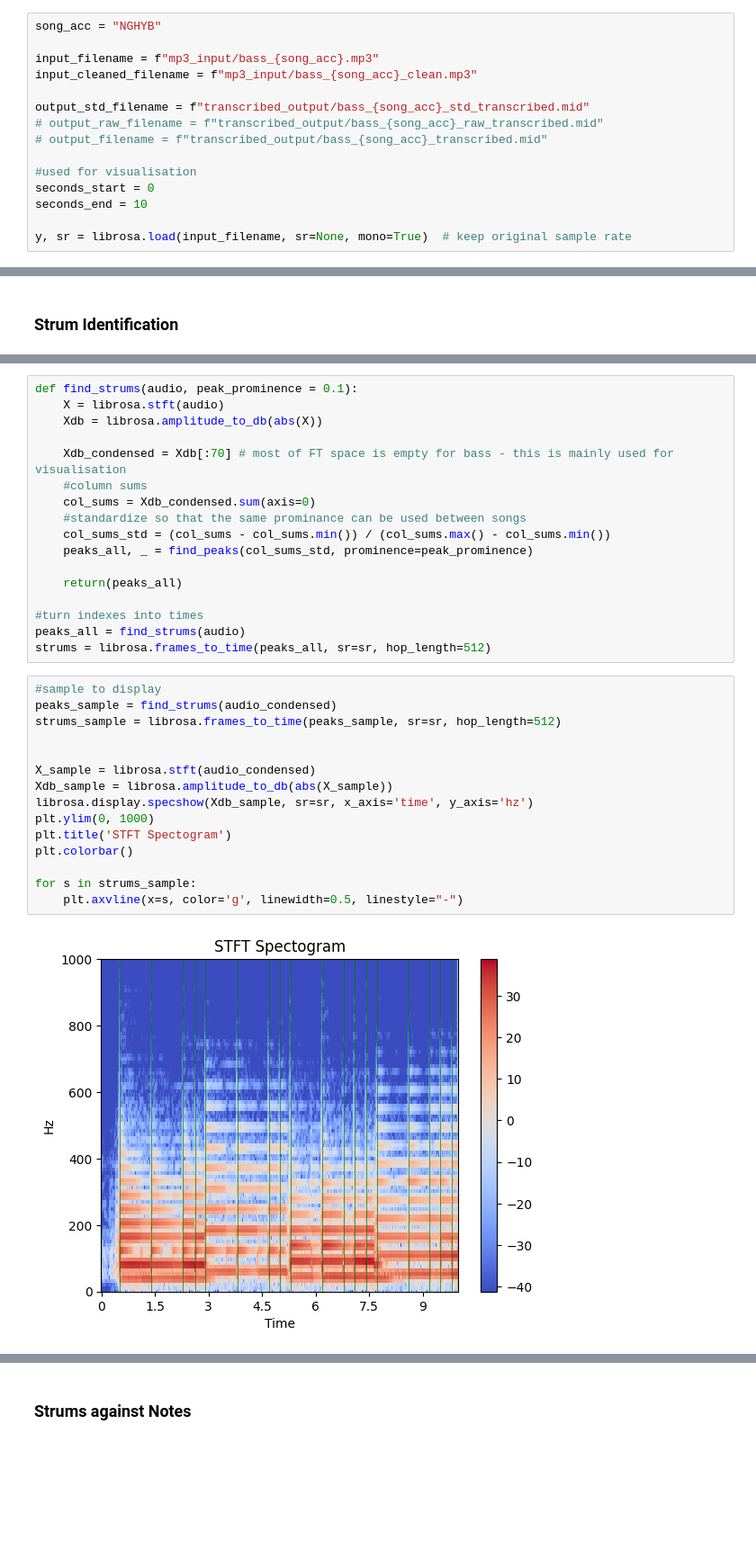
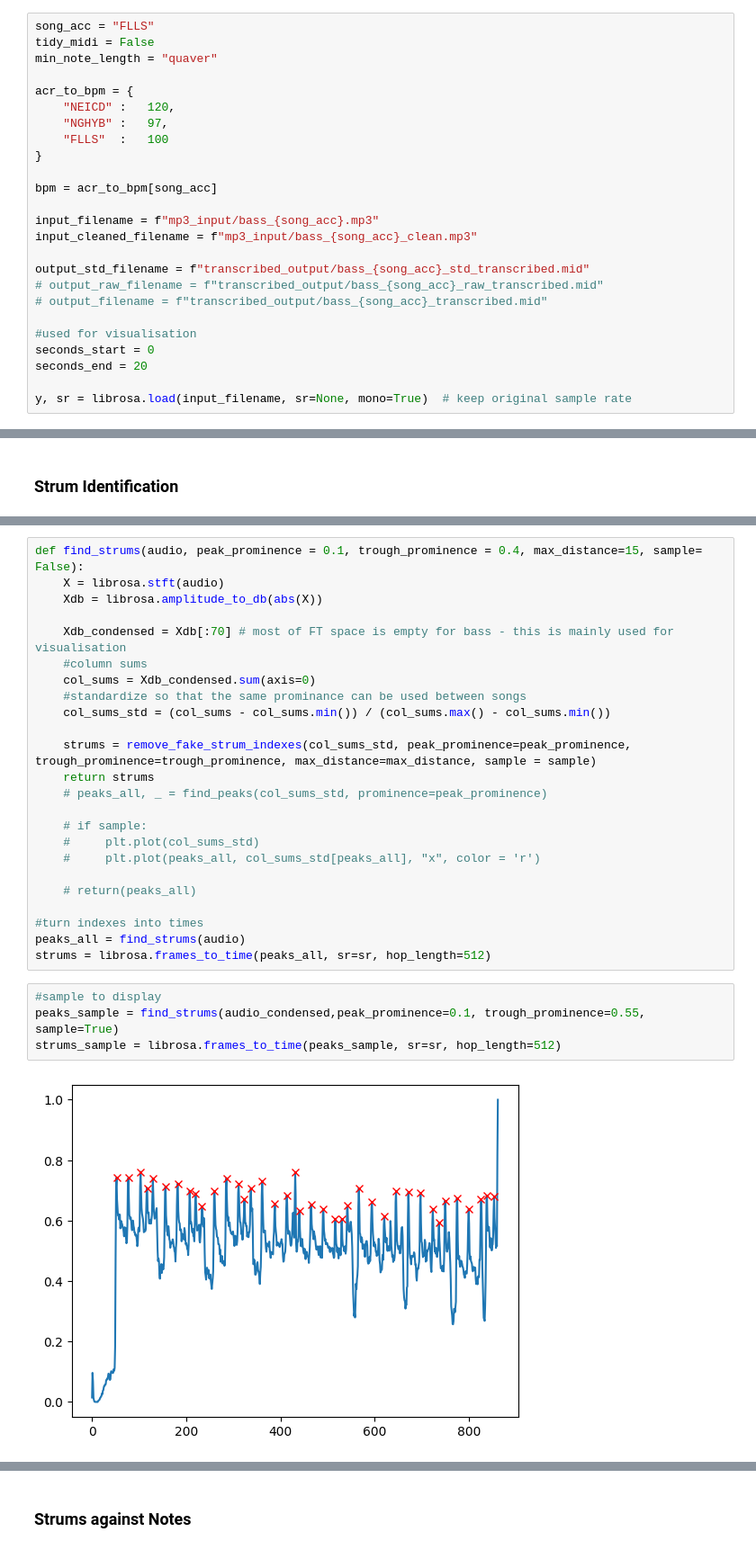
Before and after one commit to RosieBi/Bass_Learning, a Jupyter notebook: Music_Transcription/mp3_to_midi_bass_pipeline_strum_split.ipynb, the cells around one changed output, grey strips where cells are left out. Shown at 90% size. Saved outputs shown, nothing was run; the diff lists cells and outputs as text; blank space fills up the shorter version.

```diff
--- a/Music_Transcription/mp3_to_midi_bass_pipeline_strum_split.ipynb
+++ b/Music_Transcription/mp3_to_midi_bass_pipeline_strum_split.ipynb
@@ -9,7 +9,17 @@ import matplotlib.pyplot as plt
 from scipy.signal import find_peaks
 from scipy.signal import butter, lfilter
 # %%
-song_acc = "NGHYB"
+song_acc = "FLLS"
+tidy_midi = False
+min_note_length = "quaver"
+
+acr_to_bpm = {
+    "NEICD" :   120,
+    "NGHYB" :   97,
+    "FLLS"  :   100
+}
+
+bpm = acr_to_bpm[song_acc]
 
 input_filename = f"mp3_input/bass_{song_acc}.mp3"
 input_cleaned_filename = f"mp3_input/bass_{song_acc}_clean.mp3"
@@ -20,7 +30,7 @@ output_std_filename = f"transcribed_output/bass_{song_acc}_std_transcribed.mid"
 
 #used for visualisation
 seconds_start = 0
-seconds_end = 10
+seconds_end = 20
 
 y, sr = librosa.load(input_filename, sr=None, mono=True)  # keep original sample rate
 # %% [markdown]
@@ -75,5 +163,5 @@ midi_notes_sample, times_sample = extract_notes(audio_condensed)
 # %%
-def find_strums(audio, peak_prominence = 0.1):
+def find_strums(audio, peak_prominence = 0.1, trough_prominence = 0.4, max_distance=15, sample= False):
     X = librosa.stft(audio)
     Xdb = librosa.amplitude_to_db(abs(X))
 
@@ -82,27 +170,23 @@ def find_strums(audio, peak_prominence = 0.1):
     col_sums = Xdb_condensed.sum(axis=0)
     #standardize so that the same prominance can be used between songs
     col_sums_std = (col_sums - col_sums.min()) / (col_sums.max() - col_sums.min())
-    peaks_all, _ = find_peaks(col_sums_std, prominence=peak_prominence)
 
-    return(peaks_all)
+    strums = remove_fake_strum_indexes(col_sums_std, peak_prominence=peak_prominence, trough_prominence=trough_prominence, max_distance=max_distance, sample = sample)
+    return strums
+    # peaks_all, _ = find_peaks(col_sums_std, prominence=peak_prominence)
+
+    # if sample:
+    #     plt.plot(col_sums_std)
+    #     plt.plot(peaks_all, col_sums_std[peaks_all], "x", color = 'r')
+
+    # return(peaks_all)
 
 #turn indexes into times
 peaks_all = find_strums(audio)
 strums = librosa.frames_to_time(peaks_all, sr=sr, hop_length=512)
 # %%
 #sample to display
-peaks_sample = find_strums(audio_condensed)
+peaks_sample = find_strums(audio_condensed,peak_prominence=0.1, trough_prominence=0.55, sample=True)
 strums_sample = librosa.frames_to_time(peaks_sample, sr=sr, hop_length=512)
-
-
-X_sample = librosa.stft(audio_condensed)
-Xdb_sample = librosa.amplitude_to_db(abs(X_sample))
-librosa.display.specshow(Xdb_sample, sr=sr, x_axis='time', y_axis='hz')
-plt.ylim(0, 1000)
-plt.title('STFT Spectogram')
-plt.colorbar()
-
-for s in strums_sample:
-    plt.axvline(x=s, color='g', linewidth=0.5, linestyle="-")
 # %% [output]
-[figure, old version]
+[figure, new version]
```
Also changed, not shown: parts of 6 cells of this notebook, 4 other files.
